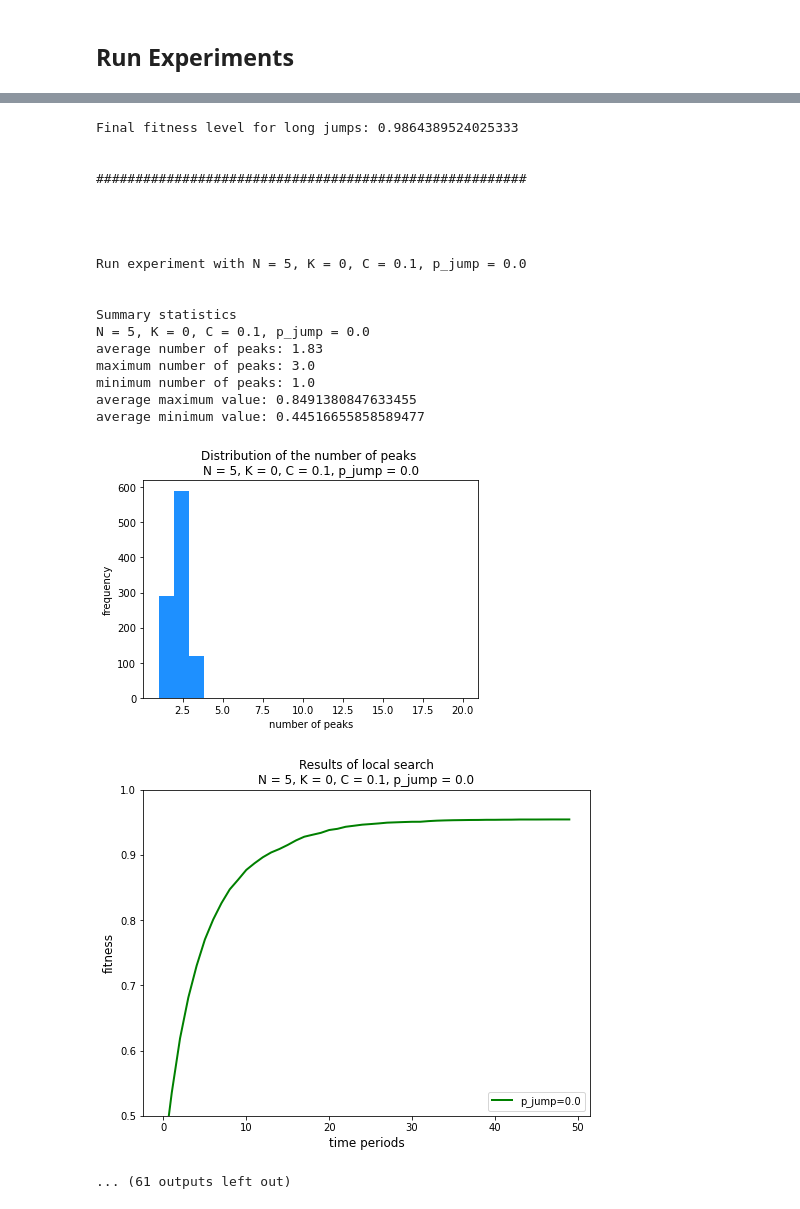
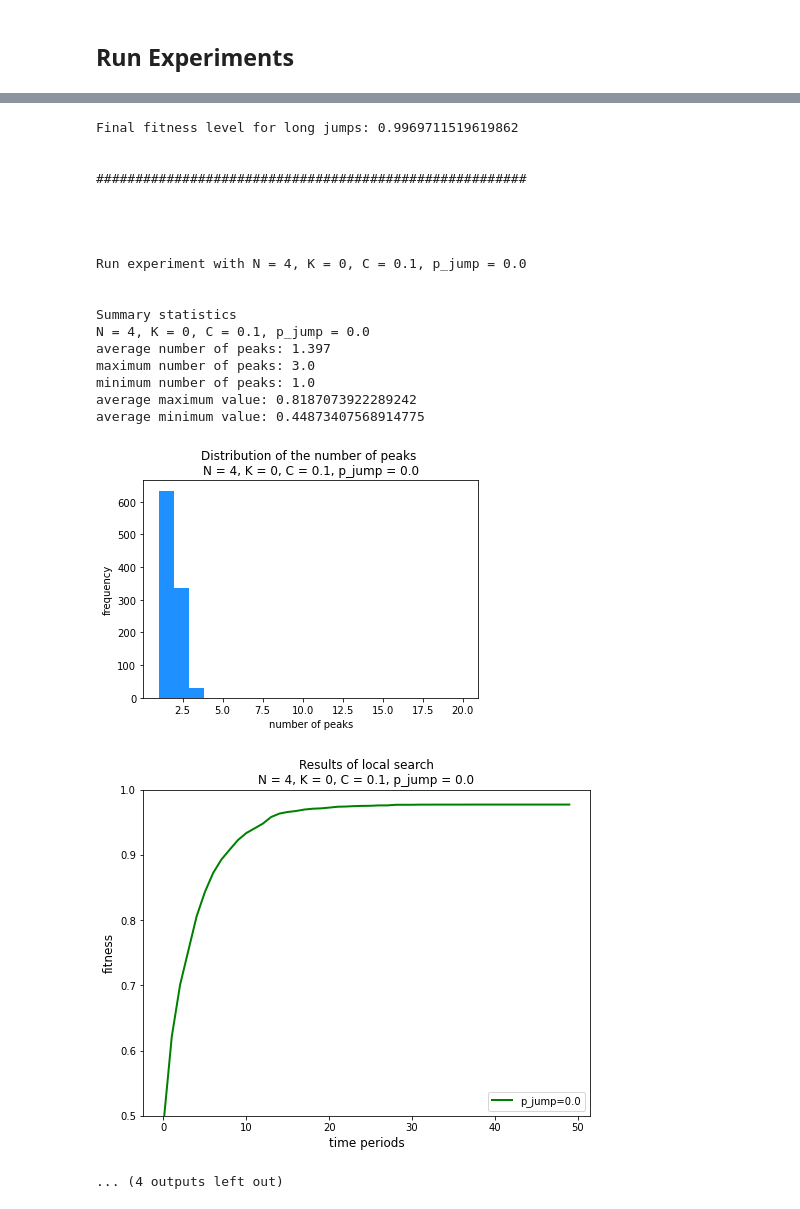
Before and after one commit to SbstnErhrdt/simulation-methods-project, a Jupyter notebook: NK.ipynb, the cells around one changed output, grey strips where cells are left out. Saved outputs shown, nothing was run; the diff lists cells and outputs as text; code cells hidden in the pictures.

Commit message:
adapting code & save results

```diff
--- a/NK.ipynb
+++ b/NK.ipynb
@@ -71,11 +80,14 @@ def calculate_fitness_vector(landscape, interaction_matrix, position, power_key,
     Takes the landscape, an interaction matrix and a given combination and returns a vector of fitness
     values for the vector of the N decision variables.
     '''
-    result = np.zeros(N) # initialize the fitness vector with length N and 0
+    # calculate the coefficient by providing the positionm, N and C
+    coefficient = calculate_coefficient(position, N, C)
+    # initialize the fitness vector with length N and 0
+    result = np.zeros(N)
     for y in np.arange(N):
         x = np.sum(position * interaction_matrix[y] * power_key)
         # calculate the percieved fitness
-        percieved_fitness = landscape[x, y] + calculate_coefficient(position, N, C)
+        percieved_fitness = landscape[x, y] + coefficient
         result[y] = percieved_fitness
     return(result)
 # %% [markdown]
@@ -219,7 +231,7 @@ def run_search(landscapes, N: int, K: int, C:float, p_jump:float, power_key):
                 fitness_norm = (fitness - min_fit)/(max_fit - min_fit)
             # otherwise all stays the same as in the previous round
     Fitness2 = np.mean(Output2, axis=0)
-
+    final_fitness = Fitness2[t-1]
     # *** 3. PLOT ***************************************************************
 
     # We will do a simple plot of the average fitness value over t periods
@@ -231,37 +243,54 @@ def run_search(landscapes, N: int, K: int, C:float, p_jump:float, power_key):
     plt.xlabel('time periods', size=12)
     plt.ylabel('fitness', size=12)
     plt.show()
-    print('Final fitness level for long jumps: ' + str(Fitness2[t-1]))
+    print('Final fitness level for long jumps: ' + str(final_fitness))
 
-    # END OF LINE
+    return final_fitness
 # %% [markdown]
 # Experiments
 # %%
 t = 50  # time periods
 # %%
 def run_experiment(N=5, K=3, C=0.0, p_jump=0):
+
+    result = {
+        "N": N,
+        "K": K,
+        "C": C,
+        "p_jump": p_jump,
+    }
+
     print(f"Run experiment with N = {N}, K = {K}, C = {C}, p_jump = {p_jump}")
     print("\n")
     # generate power key based on N
     power_key = np.power(2, np.arange(N - 1, -1, -1))  # used to find addresses on the landscape
 
+    # run experiment
     landscapes = generate_landscapes(N, K, C, power_key)
     print_statistics(landscapes, N, K, C, p_jump)
-    run_search(landscapes, N, K, C, p_jump, power_key)
+    final_fitness = run_search(landscapes, N, K, C, p_jump, power_key)
+
+    # add final fitness to result
+    result["final_fitness"] = final_fitness
+
     print("\n")
     print("#######################################################")
     print("\n\n\n")
+
+    return result
 # %% [markdown]
 ## Run Experiments
 # %%
-Ns = [5]
-Ks = [0,4]
-Cs = [0,0.1,0.5,1]
+Ns = [4,6]
+Ks = [0,2,3,4]
+Cs = [0,0.1,0.25,0.5,0.75,1]
 p_jumps = [0.0,0.5,1]
+results = []
 # %%
 for N in Ns:
     for K in Ks:
         for C in Cs:
             for p_jump in p_jumps:
-                run_experiment(N=N, K=K, C=C, p_jump=p_jump)
+                result = run_experiment(N=N, K=K, C=C, p_jump=p_jump)
+                results.append(result)
 # %% [output]
@@ -320,21 +349,21 @@ average minimum value: 0.3326767883378034
-Final fitness level for long jumps: 0.9864389524025333
+Final fitness level for long jumps: 0.9969711519619862
 
 
 #######################################################
 
 
 
 
-Run experiment with N = 5, K = 0, C = 0.1, p_jump = 0.0
+Run experiment with N = 4, K = 0, C = 0.1, p_jump = 0.0
 
 
 Summary statistics
-N = 5, K = 0, C = 0.1, p_jump = 0.0
-average number of peaks: 1.83
+N = 4, K = 0, C = 0.1, p_jump = 0.0
+average number of peaks: 1.397
 maximum number of peaks: 3.0
 minimum number of peaks: 1.0
-average maximum value: 0.8491380847633455
-average minimum value: 0.44516655858589477
+average maximum value: 0.8187073922289242
+average minimum value: 0.44873407568914775
-[figure, old version]
+[figure, new version]
-[figure, old version]
+[figure, new version]
-... (61 outputs left out)
+... (4 outputs left out)
```
Also changed, not shown: parts of 7 cells of this notebook.
